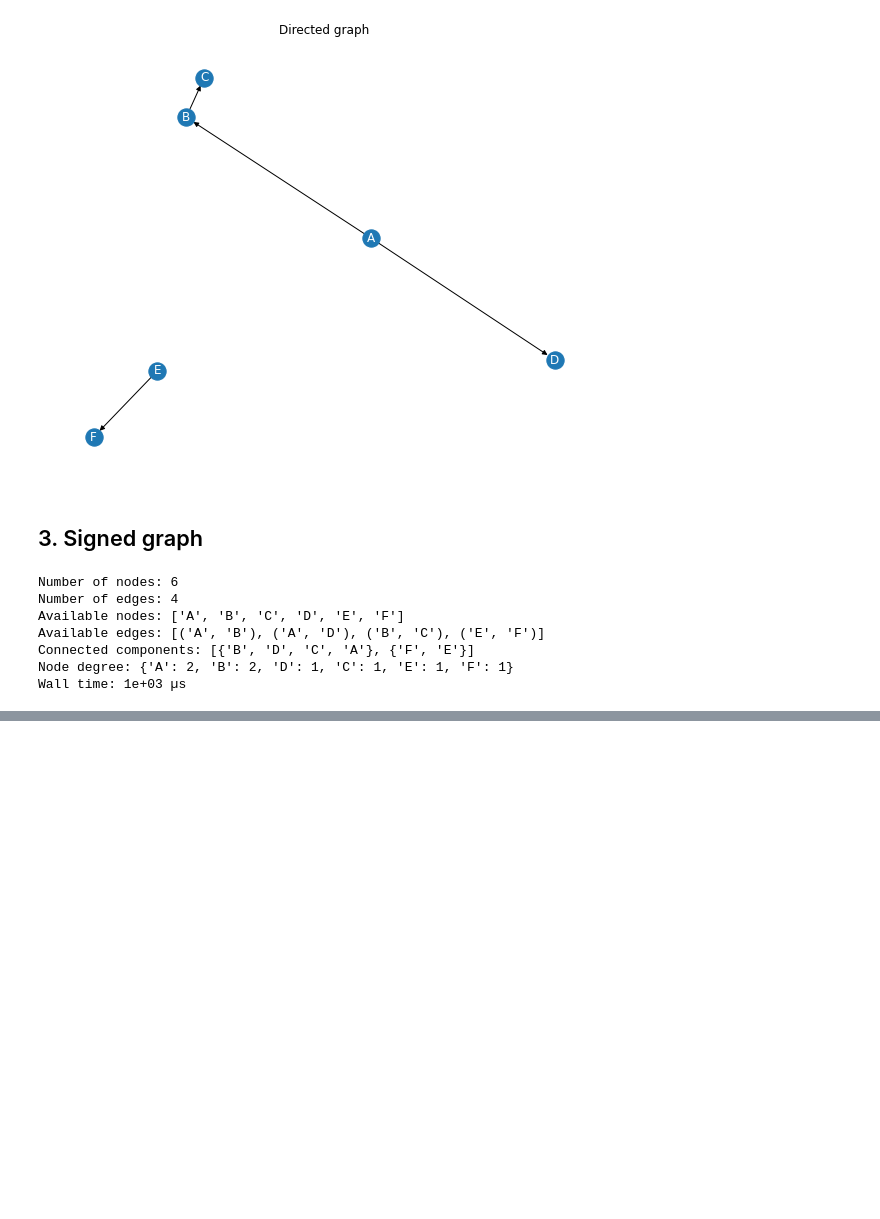
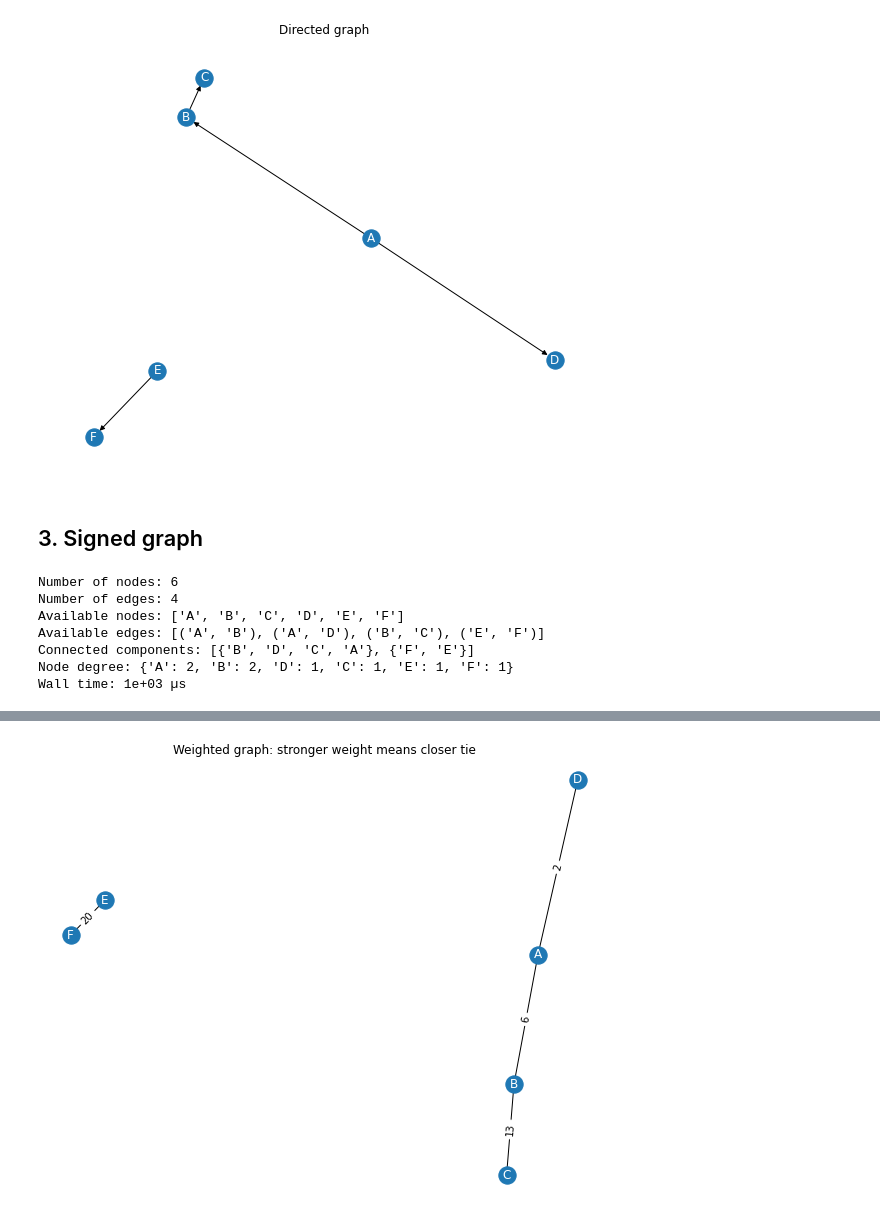
Before and after one commit to KangboLu/Graph-Analysis-with-NetworkX, a Jupyter notebook: 01_graph_types_in_NetworkX.ipynb, the cells around one changed output, grey strips where cells are left out. Drawn from its saved outputs; the diff is of its cells as text; code cells hidden in the pictures; blank space fills up the shorter version.

```diff
--- a/01_graph_types_in_NetworkX.ipynb
+++ b/01_graph_types_in_NetworkX.ipynb
@@ -196,0 +207,12 @@ Wall time: 135 ms
+# %%
+%%time
+
+# create signed graph
+weighted_graph = nx.Graph()
+weighted_graph.add_edge('A','B', weight= 6)
+weighted_graph.add_edge('B','C', weight= 13)
+weighted_graph.add_edge('D','A', weight= 2)
+weighted_graph.add_edge('E','F', weight= 20)
+
+# display graph info
+get_graph_info(weighted_graph)
@@ -196,0 +227,5 @@ Wall time: 135 ms
+# %%
+# visualize the directed graph
+draw_graph(weighted_graph, title="Weighted graph: stronger weight means closer tie")
+# %% [output]
+[figure, added]
```
Also changed, not shown: parts of 5 cells of this notebook.
